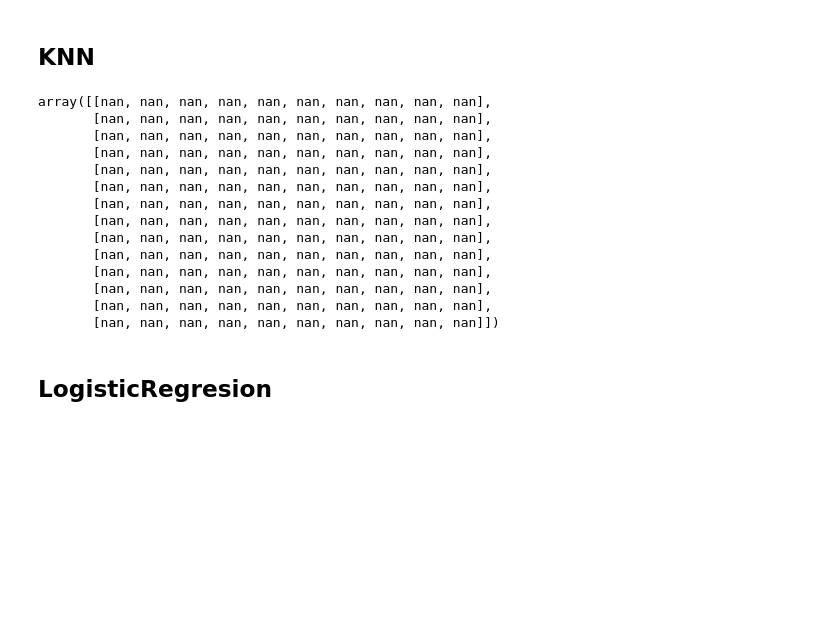
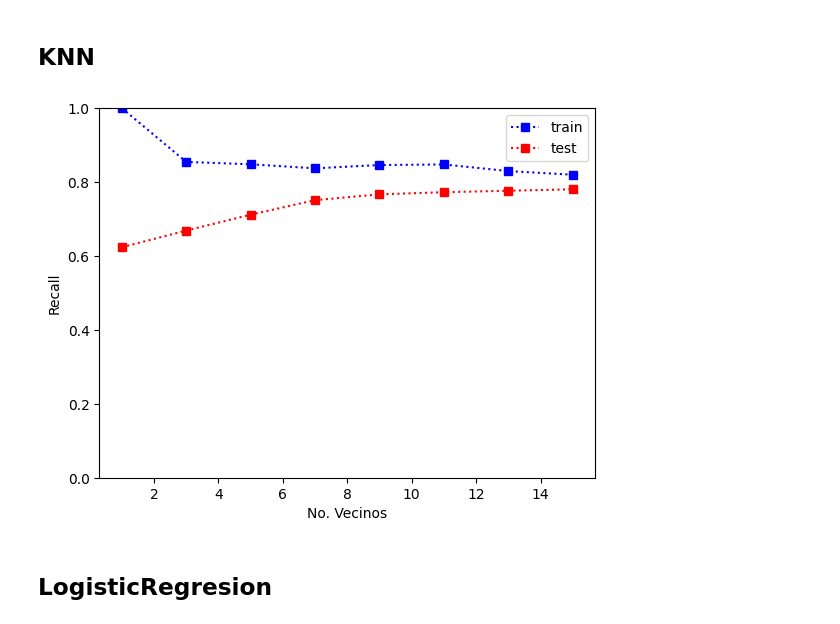
Before and after one commit to dui-luis-alberto-37/error_sesgo_varianza, a Jupyter notebook: T4_error_sesgo_variaza.ipynb, the cells around one changed output. Drawn from its saved outputs; the diff is of its cells as text; code cells hidden in the pictures; blank space fills up the shorter version.

```diff
--- a/T4_error_sesgo_variaza.ipynb
+++ b/T4_error_sesgo_variaza.ipynb
@@ -240,31 +270,18 @@ array([[nan, nan, nan, nan, nan, nan, nan, nan, nan, nan],
 # %% [markdown]
 ## KNN
 # %%
-train_score, test_score = validation_curve(knn, X, y, param_name = 'n_neighbors', param_range= range(1,15), cv = subconjuntos, scoring=metrica)
+train_score, test_score = validation_curve(knn, X, y, param_name = 'n_neighbors', param_range= range(1,16, 2), cv = subconjuntos, scoring=metrica)
 
-x, f_x = train_score.mean(), test_score.mean(axis = 1)
-train_score
-# plt.plot(range(1,21), x, 's:b', label = 'train')
-# plt.plot(range(1,21), f_x, 's:r', label = 'test')
-# plt.xlabel('Profundidad')
-# plt.ylabel(metrica.capitalize())
-# plt.legend()
-# plt.show()
+x, f_x = train_score.mean(axis = 1), test_score.mean(axis = 1)
+plt.plot(range(1,16, 2), x, 's:b', label = 'train')
+plt.plot(range(1,16, 2), f_x, 's:r', label = 'test')
+plt.xlabel('No. Vecinos')
+plt.ylabel(metrica.capitalize())
+plt.ylim(0,1)
+plt.legend()
+plt.show()
 # %% [output]
-array([[nan, nan, nan, nan, nan, nan, nan, nan, nan, nan],
-       [nan, nan, nan, nan, nan, nan, nan, nan, nan, nan],
-       [nan, nan, nan, nan, nan, nan, nan, nan, nan, nan],
-       [nan, nan, nan, nan, nan, nan, nan, nan, nan, nan],
-       [nan, nan, nan, nan, nan, nan, nan, nan, nan, nan],
-       [nan, nan, nan, nan, nan, nan, nan, nan, nan, nan],
-       [nan, nan, nan, nan, nan, nan, nan, nan, nan, nan],
-       [nan, nan, nan, nan, nan, nan, nan, nan, nan, nan],
-       [nan, nan, nan, nan, nan, nan, nan, nan, nan, nan],
-       [nan, nan, nan, nan, nan, nan, nan, nan, nan, nan],
-       [nan, nan, nan, nan, nan, nan, nan, nan, nan, nan],
-       [nan, nan, nan, nan, nan, nan, nan, nan, nan, nan],
-       [nan, nan, nan, nan, nan, nan, nan, nan, nan, nan],
-       [nan, nan, nan, nan, nan, nan, nan, nan, nan, nan]])
+[figure, added]
 # %% [markdown]
 ## LogisticRegresion
 # %%
```
Also changed, not shown: parts of 8 cells of this notebook.
